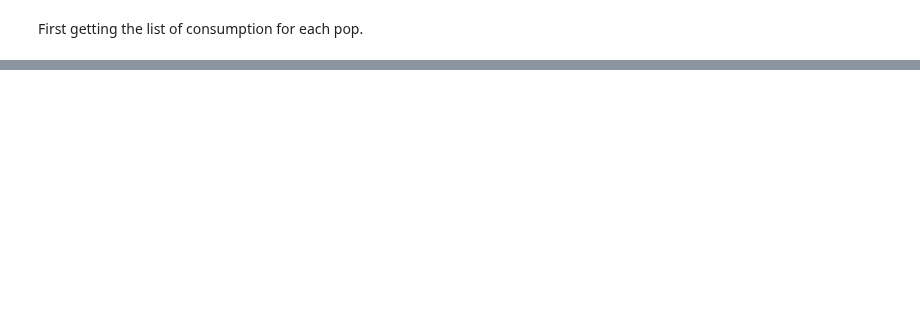
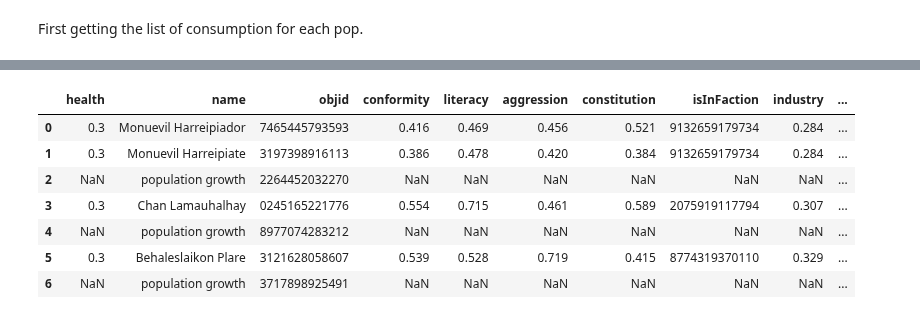
Before and after one commit to BillmanH/exoplanets, a Jupyter notebook: notebooks/People/Population Growth.ipynb, the cells around one changed output, grey strips where cells are left out. Saved outputs shown, nothing was run; the diff lists cells and outputs as text; code cells hidden in the pictures; blank space fills up the shorter version.

Commit message:
Cleaned up population growth function

```diff
--- a/notebooks/People/Population Growth.ipynb
+++ b/notebooks/People/Population Growth.ipynb
@@ -445,0 +223,8 @@ pd.DataFrame(edges)
+# %%
+for i in out:
+    health = i['objects'][1]['health'][0]
+    objid = i['objects'][1]['objid'][0]
+    consumes = yaml.safe_load(i['objects'][2]['consumes'][0])
+    all_death = 0
+
+print(i, x.consumes in consumes)
@@ -445,0 +270,4 @@ pd.DataFrame(edges)
+# %%
+pops_df,species_df,locations_df = growth.get_pop_health(c,params)
+print(f"lenth of pops == 0 : {len(pops_df)==0}")
+pops_df
@@ -445,0 +316,19 @@ pd.DataFrame(edges)
+# %%
+nodes = []
+edges = []
+# Event edges must be uploaded separately, because the event nodes haven't been created yet.
+event_edges = []
+# %%
+for i in reproducing_pops.index.to_list():
+    p = reproducing_pops.loc[i].to_dict()
+    species = species_df.loc[i].to_dict()
+    location = locations_df.loc[i].to_dict()
+    child = growth.grow_pop(p,species,params,syllables)
+    nodes.append(child)
+    event = growth.population_growth_event(p, location,child,params)
+    nodes.append(event)
+    edges.append({"node1": child["objid"], "node2": p["objid"], "label": "childOf"})
+    edges.append({"node1": child["objid"], "node2": child["isInFaction"], "label": "isInFaction"})
+    edges.append({"node1": child["objid"], "node2": species["objid"], "label": "isOfSpecies"})
+    event_edges.append(c.create_custom_edge(event,location,'happenedAt'))
+    event_edges.append(c.create_custom_edge(p,event,'caused'))
@@ -445,0 +372,11 @@ pd.DataFrame(edges)
+# %%
+pd.DataFrame.from_records(nodes)
+# %% [output]
+|  | health | name | objid | conformity | literacy | aggression | constitution | isInFaction | industry | ... |
+| 0 | 0.3 | Monuevil Harreipiador | 7465445793593 | 0.416 | 0.469 | 0.456 | 0.521 | 9132659179734 | 0.284 | ... |
+| 1 | 0.3 | Monuevil Harreipiate | 3197398916113 | 0.386 | 0.478 | 0.420 | 0.384 | 9132659179734 | 0.284 | ... |
+| 2 | NaN | population growth | 2264452032270 | NaN | NaN | NaN | NaN | NaN | NaN | ... |
+| 3 | 0.3 | Chan Lamauhalhay | 0245165221776 | 0.554 | 0.715 | 0.461 | 0.589 | 2075919117794 | 0.307 | ... |
+| 4 | NaN | population growth | 8977074283212 | NaN | NaN | NaN | NaN | NaN | NaN | ... |
+| 5 | 0.3 | Behaleslaikon Plare | 3121628058607 | 0.539 | 0.528 | 0.719 | 0.415 | 8774319370110 | 0.329 | ... |
+| 6 | NaN | population growth | 3717898925491 | NaN | NaN | NaN | NaN | NaN | NaN | ... |
```
Also changed, not shown: parts of 71 cells of this notebook, 3 other files.
